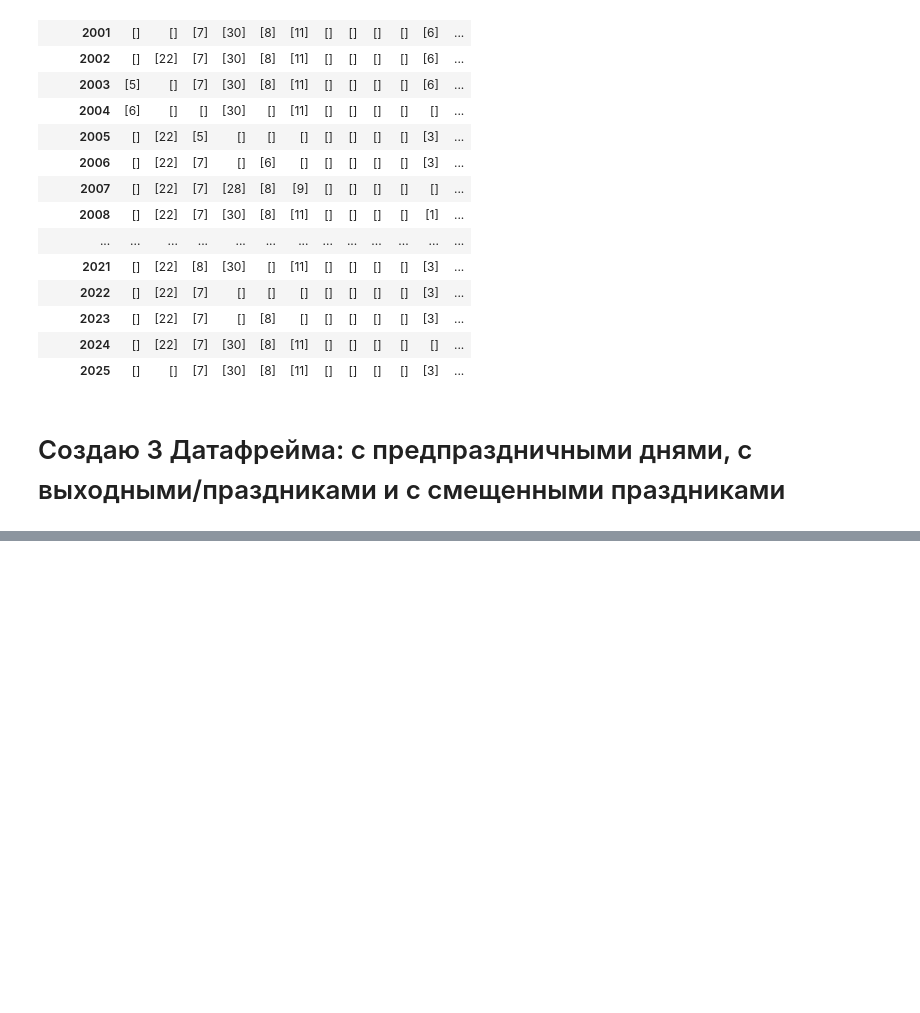
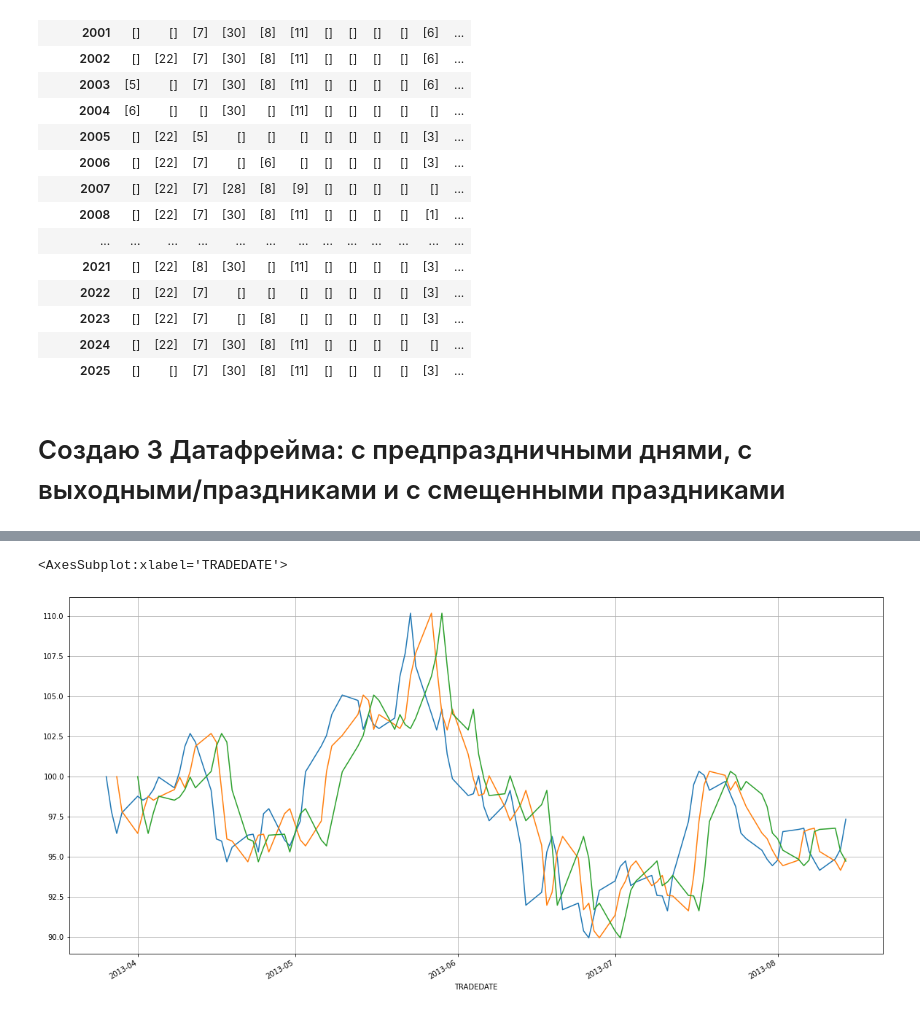
Before and after one commit to KostyaTyurin/python_data_analysis_2021, a Jupyter notebook: hw3_pandas_calendar.ipynb, the cells around one changed output, grey strips where cells are left out. Saved outputs shown, nothing was run; the diff lists cells and outputs as text; code cells hidden in the pictures; blank space fills up the shorter version.

```diff
--- a/hw3_pandas_calendar.ipynb
+++ b/hw3_pandas_calendar.ipynb
@@ -199,0 +211,16 @@ ts
+# %%
+data3 = pd.read_csv('sber_stocks.csv')
+
+index1 = pd.to_datetime(data3['TRADEDATE'], format = '%Y-%m-%d').values
+data =data.reindex(index1)
+# data.drop(data.columns[[2,13,14,18]], axis=1, inplace=True)
+# %%
+data_sh_1 = data['ADMITTEDQUOTE'].shift(1)
+data_sh_3 = data['ADMITTEDQUOTE'].shift(3)
+data_sh_5 = data['ADMITTEDQUOTE'].shift(5)
+data_sh_1[:100].plot(figsize = (20,10), grid = True)
+data_sh_3[:100].plot(figsize = (20,10), grid = True)
+data_sh_5[:100].plot(figsize = (20,10), grid = True)
+# %% [output]
+<AxesSubplot:xlabel='TRADEDATE'>
+[figure, added]
```
Also changed, not shown: parts of 11 cells of this notebook.
